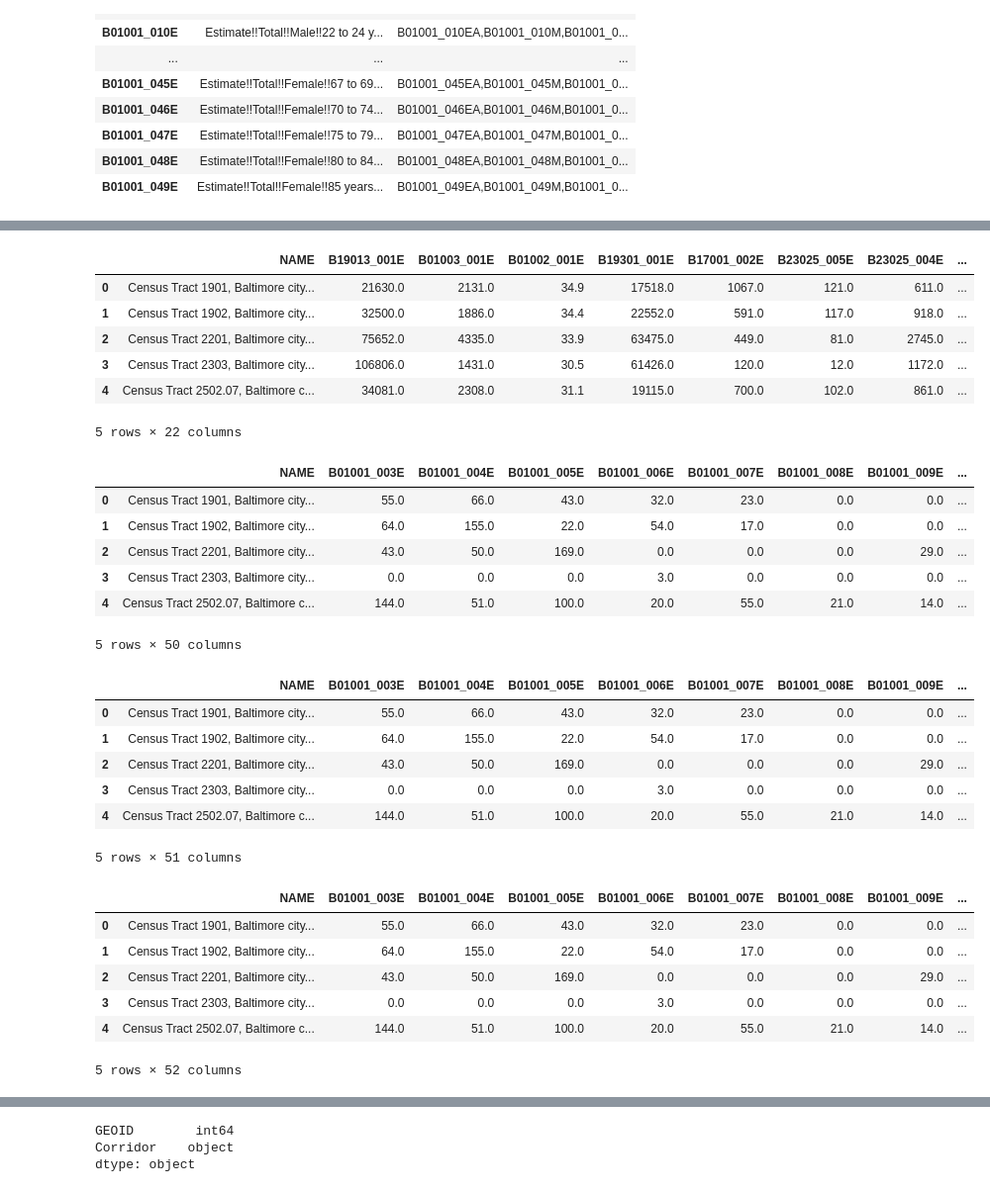
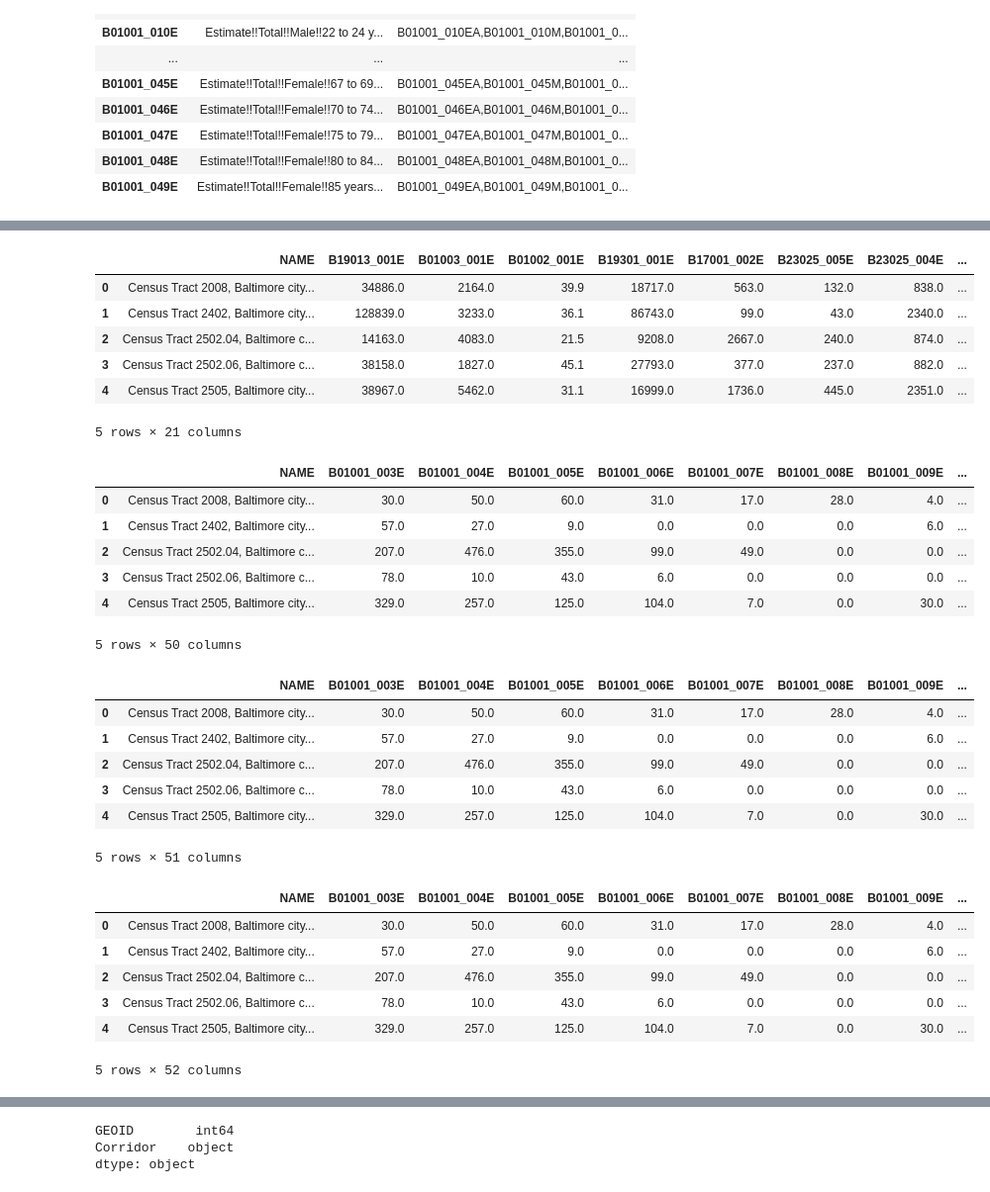
Before and after one commit to Jenkir/Land_Use_Commitee_CC_Analysis, a Jupyter notebook: corridors_census_2016.ipynb, the cells around one changed output, grey strips where cells are left out. Shown at 99% size. Saved outputs shown, nothing was run; the diff lists cells and outputs as text; code cells hidden in the pictures.

```diff
--- a/corridors_census_2016.ipynb
+++ b/corridors_census_2016.ipynb
@@ -37,7 +37,7 @@ from matplotlib import pyplot as plt
 
 # Census & gmaps API Keys
 from config import (api_key, gkey)
-c = Census(api_key, year=2018)
+c = Census(api_key, year=2016)
 
 # Configure gmaps
 #gmaps.configure(api_key=gkey)
@@ -127,37 +140,36 @@ B08604_001E  | WORKER POPULATION FOR WORKPLAC | !! Estimate Total
 # %%
 # Run Census Search to retrieve data on Baltimore City, MD (all census tracts in Baltimore City)
 # ***See https://api.census.gov/data/2019/acs/acs5/groups.html  for list of variables and groups for the ACS 5-year estimates***
 # ex. "B23025_005E" is "unemployment count"
 # The state FIPS code for MD is 24 and the FIPS code for Balt City is 510; * is to pull data for all census tracts in the 510 FIPs
 census_data = c.acs5.state_county_tract(("NAME", "B19013_001E", "B01003_001E", "B01002_001E",
                           "B19301_001E",
                           "B17001_002E",
                           "B23025_005E",
                           "B23025_004E",
                           "B15003_017E",
                           "B15003_022E",
                           "B02001_002E",
                           "B02001_003E",
                           "B02001_005E",
                           "B02001_008E",
                           "B03001_003E",
                           "B25008_002E",
-                          "B28007_001E",
                           "B25003_002E",
                           "B25003_003E"),
                           state_fips = "24",
                           county_fips = "510",
                           tract = "*")
 census_pd = pd.DataFrame(census_data)
 census_pd.head()
 # %% [output]
 |  | NAME | B19013_001E | B01003_001E | B01002_001E | B19301_001E | B17001_002E | B23025_005E | B23025_004E | ... |
-| 0 | Census Tract 1901, Baltimore city... | 21630.0 | 2131.0 | 34.9 | 17518.0 | 1067.0 | 121.0 | 611.0 | ... |
-| 1 | Census Tract 1902, Baltimore city... | 32500.0 | 1886.0 | 34.4 | 22552.0 | 591.0 | 117.0 | 918.0 | ... |
-| 2 | Census Tract 2201, Baltimore city... | 75652.0 | 4335.0 | 33.9 | 63475.0 | 449.0 | 81.0 | 2745.0 | ... |
-| 3 | Census Tract 2303, Baltimore city... | 106806.0 | 1431.0 | 30.5 | 61426.0 | 120.0 | 12.0 | 1172.0 | ... |
-| 4 | Census Tract 2502.07, Baltimore c... | 34081.0 | 2308.0 | 31.1 | 19115.0 | 700.0 | 102.0 | 861.0 | ... |
+| 0 | Census Tract 2008, Baltimore city... | 34886.0 | 2164.0 | 39.9 | 18717.0 | 563.0 | 132.0 | 838.0 | ... |
+| 1 | Census Tract 2402, Baltimore city... | 128839.0 | 3233.0 | 36.1 | 86743.0 | 99.0 | 43.0 | 2340.0 | ... |
+| 2 | Census Tract 2502.04, Baltimore c... | 14163.0 | 4083.0 | 21.5 | 9208.0 | 2667.0 | 240.0 | 874.0 | ... |
+| 3 | Census Tract 2502.06, Baltimore c... | 38158.0 | 1827.0 | 45.1 | 27793.0 | 377.0 | 237.0 | 882.0 | ... |
+| 4 | Census Tract 2505, Baltimore city... | 38967.0 | 5462.0 | 31.1 | 16999.0 | 1736.0 | 445.0 | 2351.0 | ... |
-5 rows × 22 columns
+5 rows × 21 columns
 # %%
 # Pull values from the ACS 5 yr. census codes/ variables listed and save them in the variable "age_data"
 
@@ -216,11 +228,11 @@ age_pd = pd.DataFrame(age_data)
 age_pd.head()
 # %% [output]
 |  | NAME | B01001_003E | B01001_004E | B01001_005E | B01001_006E | B01001_007E | B01001_008E | B01001_009E | ... |
-| 0 | Census Tract 1901, Baltimore city... | 55.0 | 66.0 | 43.0 | 32.0 | 23.0 | 0.0 | 0.0 | ... |
-| 1 | Census Tract 1902, Baltimore city... | 64.0 | 155.0 | 22.0 | 54.0 | 17.0 | 0.0 | 0.0 | ... |
-| 2 | Census Tract 2201, Baltimore city... | 43.0 | 50.0 | 169.0 | 0.0 | 0.0 | 0.0 | 29.0 | ... |
-| 3 | Census Tract 2303, Baltimore city... | 0.0 | 0.0 | 0.0 | 3.0 | 0.0 | 0.0 | 0.0 | ... |
-| 4 | Census Tract 2502.07, Baltimore c... | 144.0 | 51.0 | 100.0 | 20.0 | 55.0 | 21.0 | 14.0 | ... |
+| 0 | Census Tract 2008, Baltimore city... | 30.0 | 50.0 | 60.0 | 31.0 | 17.0 | 28.0 | 4.0 | ... |
+| 1 | Census Tract 2402, Baltimore city... | 57.0 | 27.0 | 9.0 | 0.0 | 0.0 | 0.0 | 6.0 | ... |
+| 2 | Census Tract 2502.04, Baltimore c... | 207.0 | 476.0 | 355.0 | 99.0 | 49.0 | 0.0 | 0.0 | ... |
+| 3 | Census Tract 2502.06, Baltimore c... | 78.0 | 10.0 | 43.0 | 6.0 | 0.0 | 0.0 | 0.0 | ... |
+| 4 | Census Tract 2505, Baltimore city... | 329.0 | 257.0 | 125.0 | 104.0 | 7.0 | 0.0 | 30.0 | ... |
 5 rows × 50 columns
 # %%
 # Sum columns of age groups that are under 18 years old for male and female and add new column "Pop. <18 years"
@@ -236,11 +248,11 @@ age_pd['Pop. <18 years']= age_pd[columns_under18].sum(axis=1)
 age_pd.head()
 # %% [output]
 |  | NAME | B01001_003E | B01001_004E | B01001_005E | B01001_006E | B01001_007E | B01001_008E | B01001_009E | ... |
-| 0 | Census Tract 1901, Baltimore city... | 55.0 | 66.0 | 43.0 | 32.0 | 23.0 | 0.0 | 0.0 | ... |
-| 1 | Census Tract 1902, Baltimore city... | 64.0 | 155.0 | 22.0 | 54.0 | 17.0 | 0.0 | 0.0 | ... |
-| 2 | Census Tract 2201, Baltimore city... | 43.0 | 50.0 | 169.0 | 0.0 | 0.0 | 0.0 | 29.0 | ... |
-| 3 | Census Tract 2303, Baltimore city... | 0.0 | 0.0 | 0.0 | 3.0 | 0.0 | 0.0 | 0.0 | ... |
-| 4 | Census Tract 2502.07, Baltimore c... | 144.0 | 51.0 | 100.0 | 20.0 | 55.0 | 21.0 | 14.0 | ... |
+| 0 | Census Tract 2008, Baltimore city... | 30.0 | 50.0 | 60.0 | 31.0 | 17.0 | 28.0 | 4.0 | ... |
+| 1 | Census Tract 2402, Baltimore city... | 57.0 | 27.0 | 9.0 | 0.0 | 0.0 | 0.0 | 6.0 | ... |
+| 2 | Census Tract 2502.04, Baltimore c... | 207.0 | 476.0 | 355.0 | 99.0 | 49.0 | 0.0 | 0.0 | ... |
+| 3 | Census Tract 2502.06, Baltimore c... | 78.0 | 10.0 | 43.0 | 6.0 | 0.0 | 0.0 | 0.0 | ... |
+| 4 | Census Tract 2505, Baltimore city... | 329.0 | 257.0 | 125.0 | 104.0 | 7.0 | 0.0 | 30.0 | ... |
 5 rows × 51 columns
 # %%
 # Sum columns of age groups that are 18-64 years old (working age) for male and female and add new column "Pop. working age"
@@ -276,11 +288,11 @@ age_pd['Pop. working age']= age_pd[columns_working_age].sum(axis=1)
 age_pd.head()
 # %% [output]
 |  | NAME | B01001_003E | B01001_004E | B01001_005E | B01001_006E | B01001_007E | B01001_008E | B01001_009E | ... |
-| 0 | Census Tract 1901, Baltimore city... | 55.0 | 66.0 | 43.0 | 32.0 | 23.0 | 0.0 | 0.0 | ... |
-| 1 | Census Tract 1902, Baltimore city... | 64.0 | 155.0 | 22.0 | 54.0 | 17.0 | 0.0 | 0.0 | ... |
-| 2 | Census Tract 2201, Baltimore city... | 43.0 | 50.0 | 169.0 | 0.0 | 0.0 | 0.0 | 29.0 | ... |
-| 3 | Census Tract 2303, Baltimore city... | 0.0 | 0.0 | 0.0 | 3.0 | 0.0 | 0.0 | 0.0 | ... |
-| 4 | Census Tract 2502.07, Baltimore c... | 144.0 | 51.0 | 100.0 | 20.0 | 55.0 | 21.0 | 14.0 | ... |
+| 0 | Census Tract 2008, Baltimore city... | 30.0 | 50.0 | 60.0 | 31.0 | 17.0 | 28.0 | 4.0 | ... |
+| 1 | Census Tract 2402, Baltimore city... | 57.0 | 27.0 | 9.0 | 0.0 | 0.0 | 0.0 | 6.0 | ... |
+| 2 | Census Tract 2502.04, Baltimore c... | 207.0 | 476.0 | 355.0 | 99.0 | 49.0 | 0.0 | 0.0 | ... |
+| 3 | Census Tract 2502.06, Baltimore c... | 78.0 | 10.0 | 43.0 | 6.0 | 0.0 | 0.0 | 0.0 | ... |
+| 4 | Census Tract 2505, Baltimore city... | 329.0 | 257.0 | 125.0 | 104.0 | 7.0 | 0.0 | 30.0 | ... |
 5 rows × 52 columns
 # %%
 # Sum columns of age groups that are 65+ years old for male and female and add new column "Pop. 65+ years"
```
Also changed, not shown: parts of 27 cells of this notebook, 7 other files.
